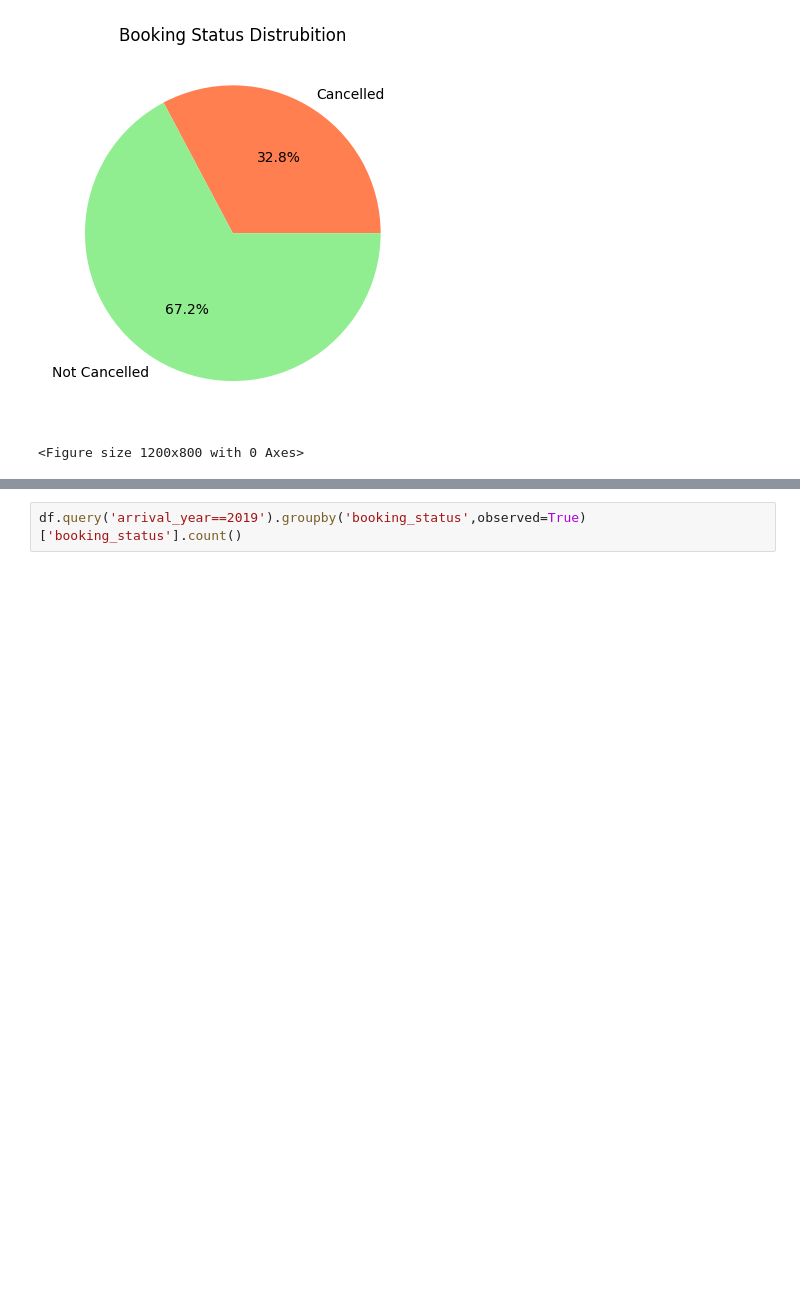
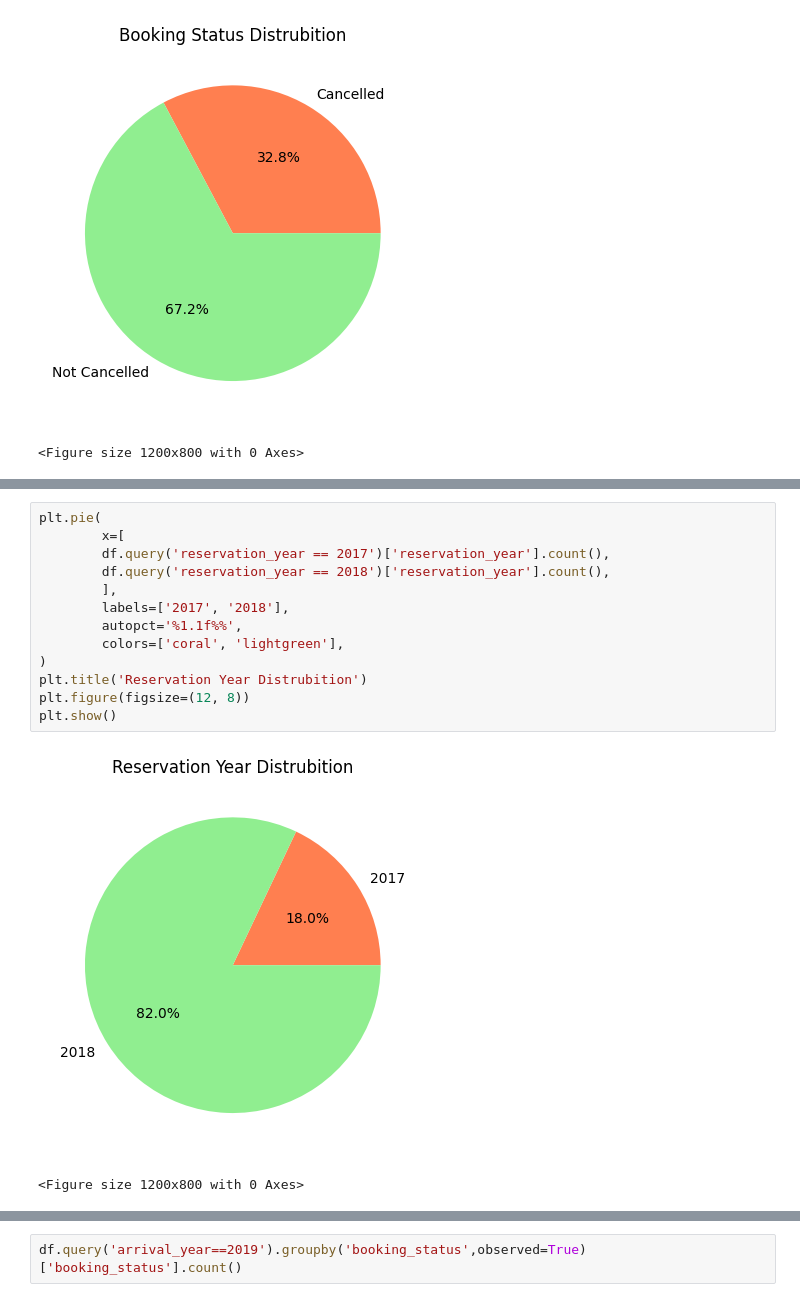
Before and after one commit to AslihanYoldas/ada-lovelace-final-project, a Jupyter notebook: data_viz.ipynb, the cells around one changed output, grey strips where cells are left out. Saved outputs shown, nothing was run; the diff lists cells and outputs as text; blank space fills up the shorter version.

```diff
--- a/data_viz.ipynb
+++ b/data_viz.ipynb
@@ -198,0 +102,16 @@ module.plot_bar(
+# %%
+plt.pie(
+        x=[
+        df.query('reservation_year == 2017')['reservation_year'].count(),
+        df.query('reservation_year == 2018')['reservation_year'].count(),
+        ],
+        labels=['2017', '2018'],
+        autopct='%1.1f%%',
+        colors=['coral', 'lightgreen'],
+)
+plt.title('Reservation Year Distrubition')
+plt.figure(figsize=(12, 8))
+plt.show()
+# %% [output]
+[figure, added]
+<Figure size 1200x800 with 0 Axes>
```
Also changed, not shown: parts of 61 cells of this notebook.
